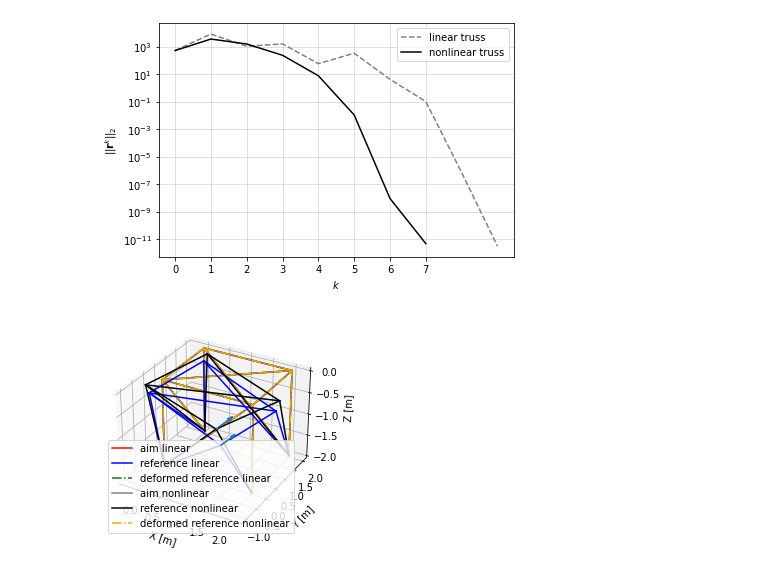
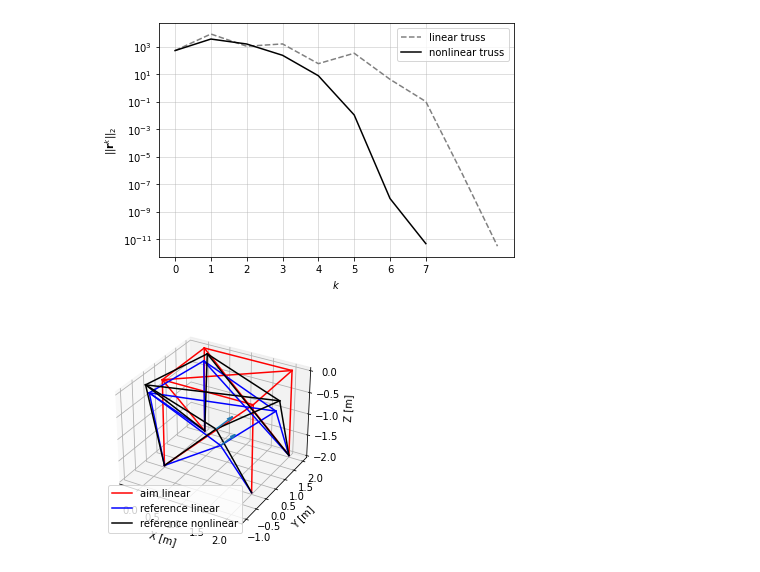
Before and after one commit to KlausBSautter/Find_Reference_Truss_3D, a Jupyter notebook: Example_4.ipynb, the cells around one changed output. Saved outputs shown, nothing was run; the diff lists cells and outputs as text; code cells hidden in the pictures.

```diff
--- a/Example_4.ipynb
+++ b/Example_4.ipynb
@@ -55,9 +55,9 @@ s_l.show_plot()
 # %%
 #%matplotlib qt
 fig, ax = s_l.create_plot_figures_3d()
 plot_figures = {"fig":fig, "ax":ax}
-s_l.plot(["aim","ref","extra"], plot_figures)
-s_nl.plot(["aim","ref","extra"], plot_figures)
+s_l.plot(["aim","ref"], plot_figures)
+s_nl.plot(["ref"], plot_figures)
 s_l.show_plot()
 # %% [output]
-[figure, old version]
+[figure, new version]
```
Also changed, not shown: 4 other files.
